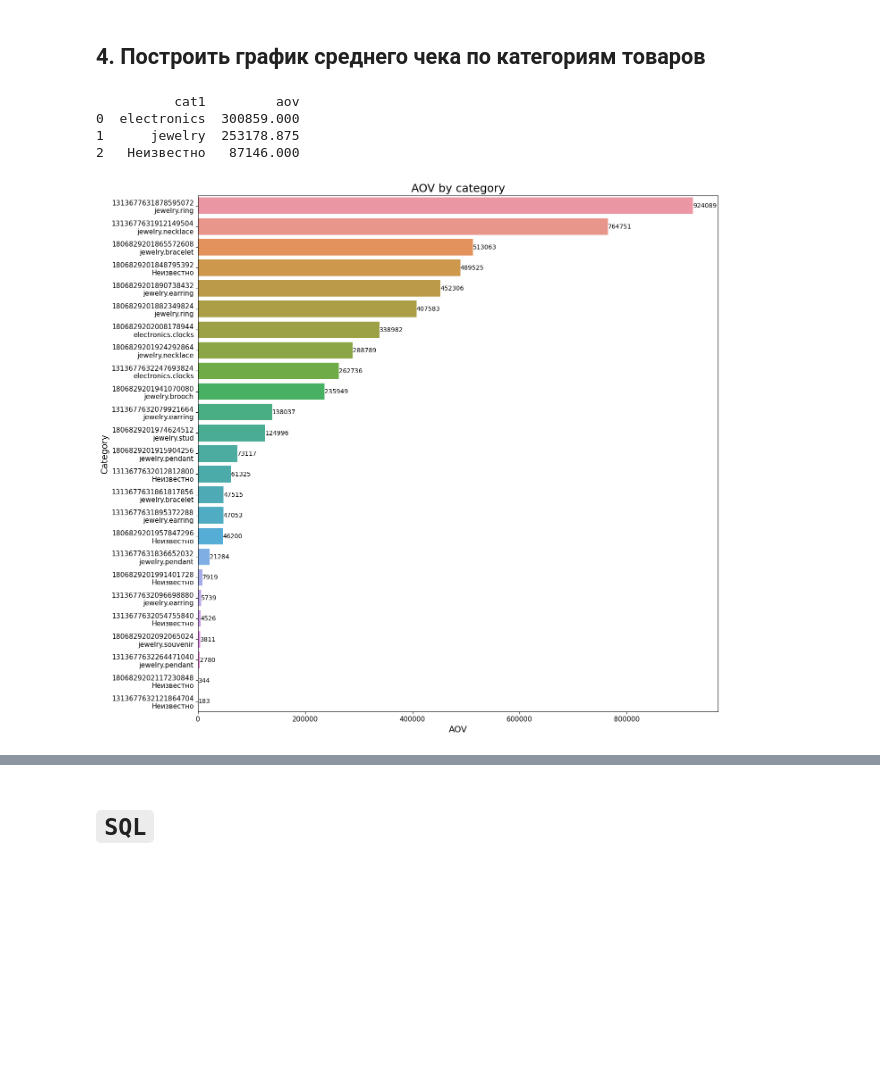
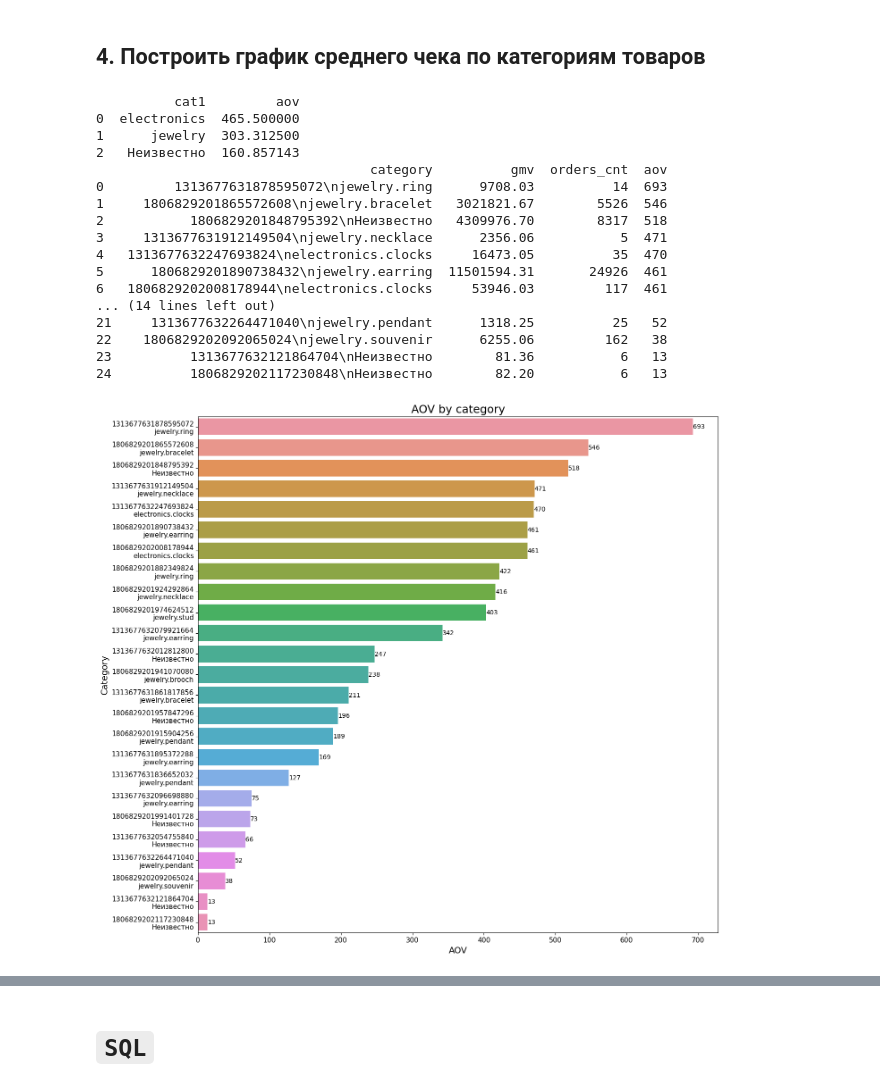
Before and after one commit to warrior404/AliTest, a Jupyter notebook: AliTest.ipynb, the cells around one changed output, grey strips where cells are left out. Drawn from its saved outputs; the diff is of its cells as text; code cells hidden in the pictures; blank space fills up the shorter version.

```diff
--- a/AliTest.ipynb
+++ b/AliTest.ipynb
@@ -223,7 +223,7 @@ df = input_df.copy(deep=True)
 df
 
 # gmv
-df['gmv'] = df['price'] * df['price']
+df['gmv'] = df['price'] * df['sku_qty']
 
 # Средний чек по категориям
 df = df.groupby(by=['category_id', 'category'], as_index=False).agg(gmv=('gmv', 'sum'),
@@ -233,34 +233,48 @@ df
 
 df['cat1'] = df['category'].apply(lambda x: x.split('.')[0])
 df['category'] = df[['category_id', 'category']].apply(lambda x: f'{x[0]}\n{x[1]}', axis=1)
 
 #
 aov_df = df.copy(deep=True)
 aov_df = aov_df.sort_values(by=['aov'], ascending=False).reset_index(drop=True)
 aov_df
 
 print(aov_df.groupby(by=['cat1'], as_index=False)['aov'].mean())
+print(aov_df[['category', 'gmv', 'orders_cnt', 'aov']])
 
 # Визуализация
 import seaborn as sns
 import matplotlib.pyplot as plt
 
 
 plt.figure(figsize=(15, 15))
 
 b = sns.barplot(data=aov_df, x='aov', y='category')
 # b = sns.catplot(data=penguins, kind="bar", x="aov", y="category", hue="sex
 
 b.axes.set_title("AOV by category", fontsize=18)
 b.set_xlabel("AOV", fontsize=14)
 b.set_ylabel("Category", fontsize=14)
 b.tick_params(labelsize=11)
 b.bar_label(b.containers[0])
 
 plt.show()
 # %% [output]
           cat1         aov
-0  electronics  300859.000
-1      jewelry  253178.875
-2   Неизвестно   87146.000
+0  electronics  465.500000
+1      jewelry  303.312500
+2   Неизвестно  160.857143
+                                   category          gmv  orders_cnt  aov
+0         1313677631878595072\njewelry.ring      9708.03          14  693
+1     1806829201865572608\njewelry.bracelet   3021821.67        5526  546
+2           1806829201848795392\nНеизвестно   4309976.70        8317  518
+3     1313677631912149504\njewelry.necklace      2356.06           5  471
+4   1313677632247693824\nelectronics.clocks     16473.05          35  470
+5      1806829201890738432\njewelry.earring  11501594.31       24926  461
+6   1806829202008178944\nelectronics.clocks     53946.03         117  461
+... (14 lines left out)
+21     1313677632264471040\njewelry.pendant      1318.25          25   52
+22    1806829202092065024\njewelry.souvenir      6255.06         162   38
+23          1313677632121864704\nНеизвестно        81.36           6   13
+24          1806829202117230848\nНеизвестно        82.20           6   13
-[figure, old version]
+[figure, new version]
```
Also changed, not shown: parts of 7 cells of this notebook.
